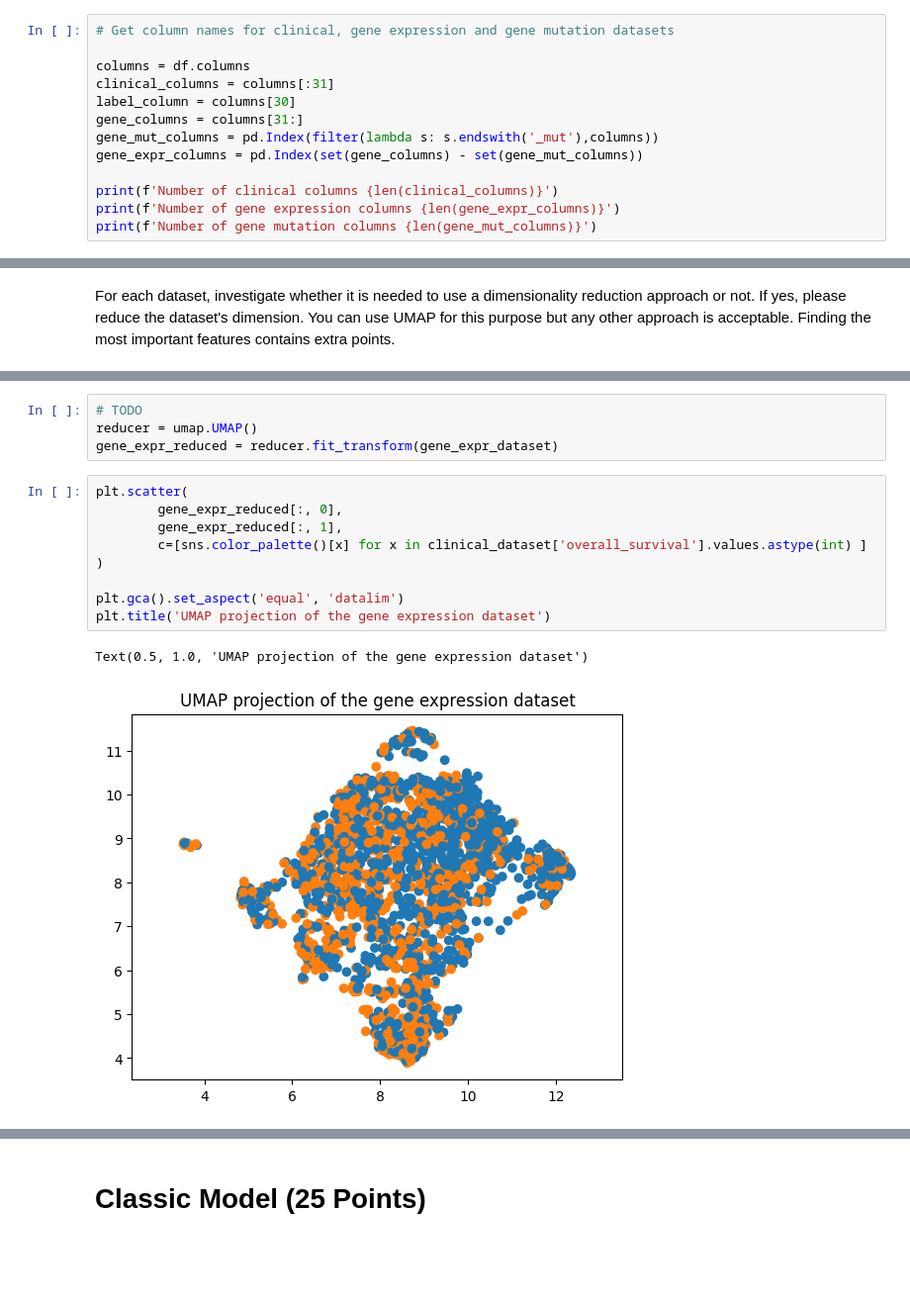
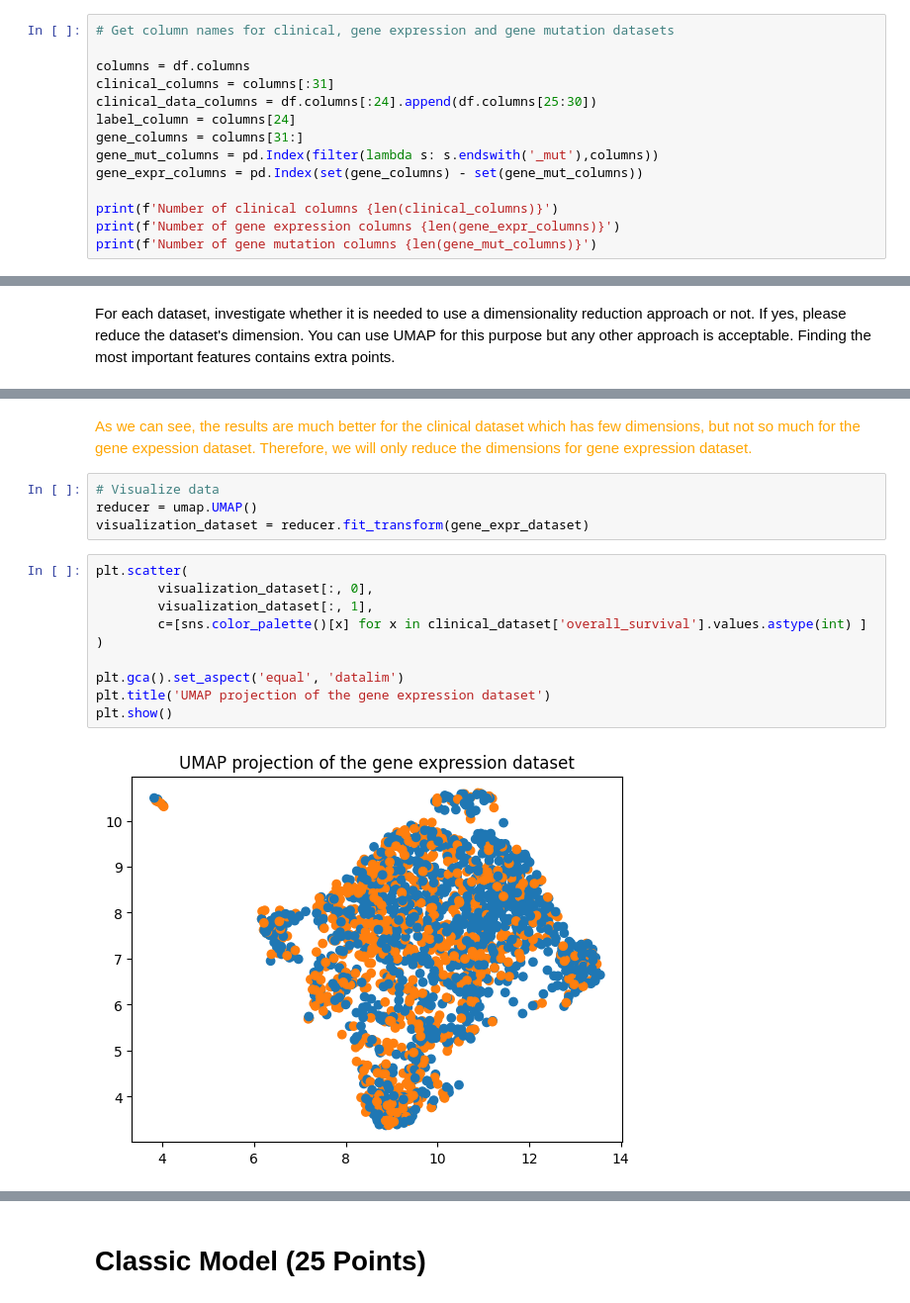
Before and after one commit to soligits/ml-final-project, a Jupyter notebook: ML_Project.ipynb, the cells around one changed output, grey strips where cells are left out. Shown: that part at 99% size. Saved outputs shown, nothing was run; the diff lists cells and outputs as text; blank space fills up the shorter version.

Commit message:
Apply dimensionality reduction

```diff
--- a/ML_Project.ipynb
+++ b/ML_Project.ipynb
@@ -69,7 +73,8 @@ df.head(5)
 
 columns = df.columns
 clinical_columns = columns[:31]
-label_column = columns[30]
+clinical_data_columns = df.columns[:24].append(df.columns[25:30])
+label_column = columns[24]
 gene_columns = columns[31:]
 gene_mut_columns = pd.Index(filter(lambda s: s.endswith('_mut'),columns))
 gene_expr_columns = pd.Index(set(gene_columns) - set(gene_mut_columns))
@@ -295,16 +331,21 @@ gene_expr_dataset.head(5)
+# %% [markdown]
+<span style="color:orange">
+    As we can see, the results are much better for the clinical dataset which has few dimensions, but not so much for the gene expession dataset.
+    Therefore, we will only reduce the dimensions for gene expression dataset.
+</span>
 # %%
-# TODO
+# Visualize data
 reducer = umap.UMAP()
-gene_expr_reduced = reducer.fit_transform(gene_expr_dataset)
+visualization_dataset = reducer.fit_transform(gene_expr_dataset)
 # %%
 plt.scatter(
-        gene_expr_reduced[:, 0],
-        gene_expr_reduced[:, 1],
+        visualization_dataset[:, 0],
+        visualization_dataset[:, 1],
         c=[sns.color_palette()[x] for x in clinical_dataset['overall_survival'].values.astype(int) ]
 )
 
 plt.gca().set_aspect('equal', 'datalim')
 plt.title('UMAP projection of the gene expression dataset')
+plt.show()
 # %% [output]
-Text(0.5, 1.0, 'UMAP projection of the gene expression dataset')
-[figure, old version]
+[figure, new version]
```
Also changed, not shown: parts of 10 cells of this notebook, 1 other file.
